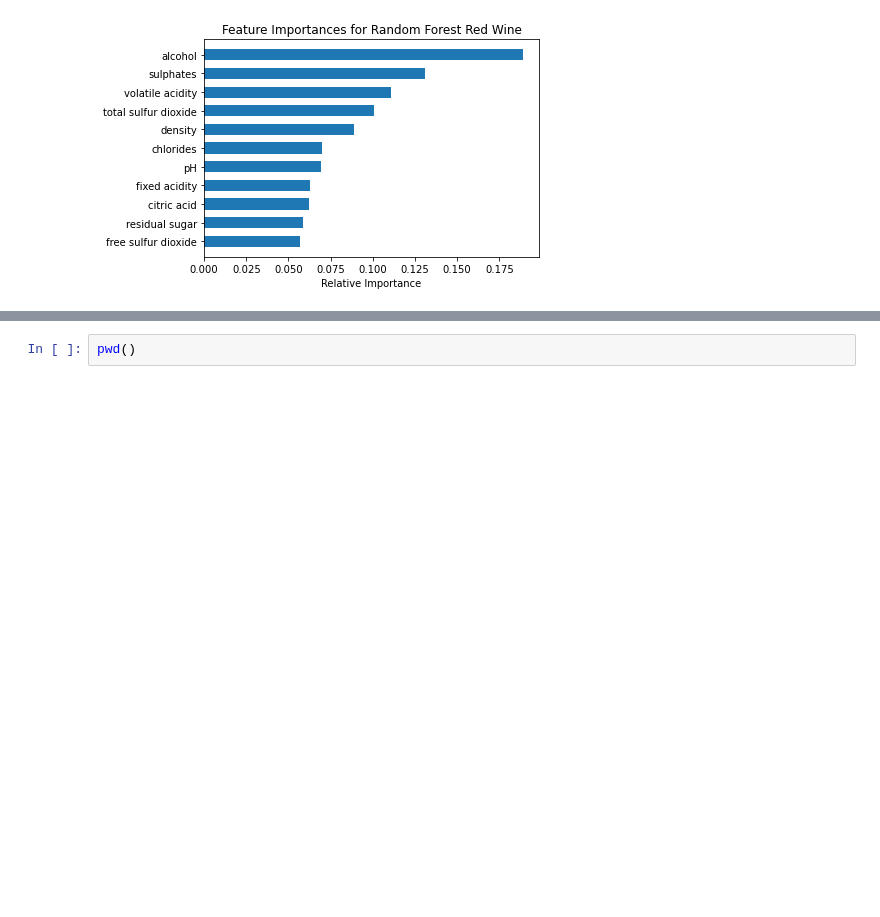
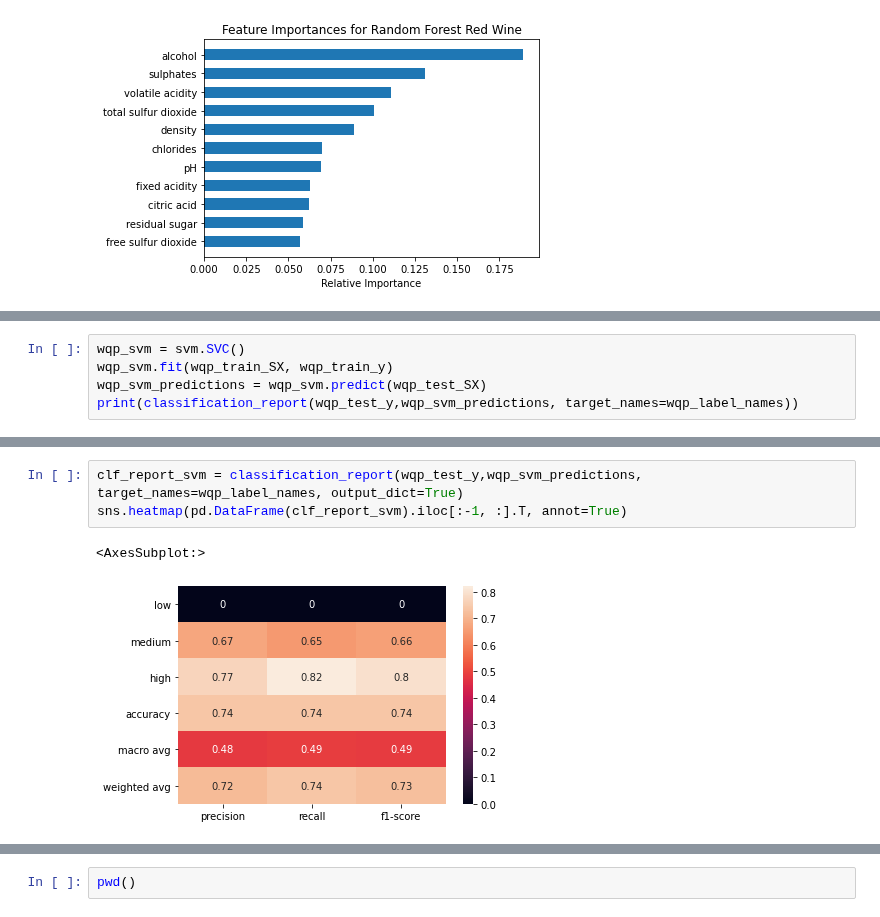
Before and after one commit to shekharbiswas/antelope, a Jupyter notebook: eval.ipynb, the cells around one changed output, grey strips where cells are left out. Saved outputs shown, nothing was run; the diff lists cells and outputs as text; blank space fills up the shorter version.

```diff
--- a/eval.ipynb
+++ b/eval.ipynb
@@ -386,0 +352,5 @@ ValueError: Found input variables with inconsistent numbers of samples: [1950, 4
+# %%
+wqp_svm = svm.SVC()
+wqp_svm.fit(wqp_train_SX, wqp_train_y)
+wqp_svm_predictions = wqp_svm.predict(wqp_test_SX)
+print(classification_report(wqp_test_y,wqp_svm_predictions, target_names=wqp_label_names))
@@ -386,0 +367,6 @@ ValueError: Found input variables with inconsistent numbers of samples: [1950, 4
+# %%
+clf_report_svm = classification_report(wqp_test_y,wqp_svm_predictions, target_names=wqp_label_names, output_dict=True)
+sns.heatmap(pd.DataFrame(clf_report_svm).iloc[:-1, :].T, annot=True)
+# %% [output]
+<AxesSubplot:>
+[figure, added]
```
Also changed, not shown: parts of 7 cells of this notebook.
